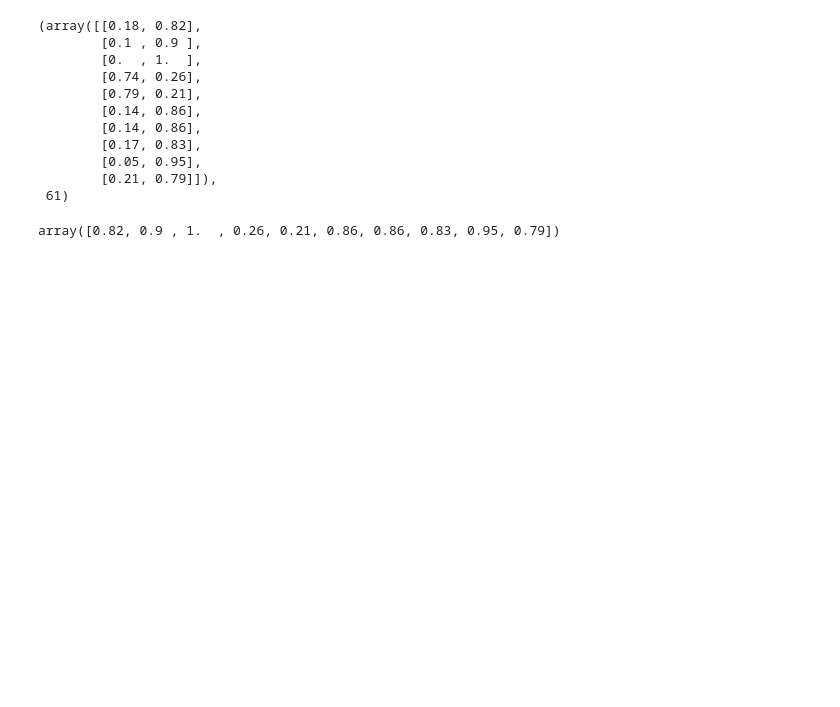
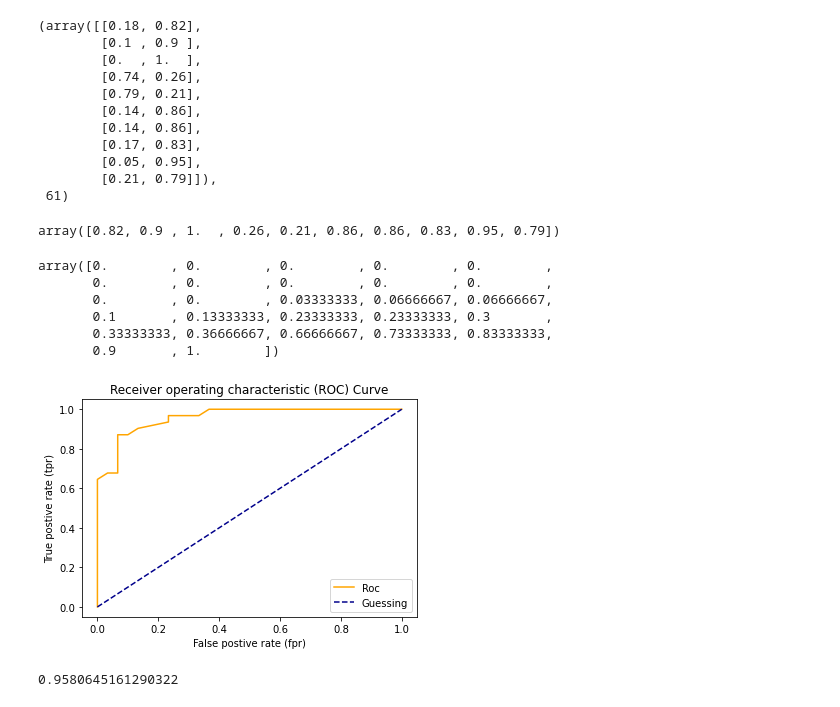
Before and after one commit to allanleung/ML-Projects, a Jupyter notebook: sample_project/intro-scikit-learn.ipynb, the cells around one changed output. Saved outputs shown, nothing was run; the diff lists cells and outputs as text; code cells hidden in the pictures; blank space fills up the shorter version.

```diff
--- a/sample_project/intro-scikit-learn.ipynb
+++ b/sample_project/intro-scikit-learn.ipynb
@@ -1211,3 +1211,53 @@ y_probs_positive = y_probs[:,1]
 y_probs_positive[:10]
 # %% [output]
 array([0.82, 0.9 , 1.  , 0.26, 0.21, 0.86, 0.86, 0.83, 0.95, 0.79])
+# %%
+# Calculate fpr, tpr and thresholds
+
+fpr, tpr, thresholds = roc_curve(y_test, y_probs_positive)
+
+# check the false positive rate
+
+fpr
+
+# Need to plot those on a graph
+# %% [output]
+array([0.        , 0.        , 0.        , 0.        , 0.        ,
+       0.        , 0.        , 0.        , 0.        , 0.        ,
+       0.        , 0.        , 0.03333333, 0.06666667, 0.06666667,
+       0.1       , 0.13333333, 0.23333333, 0.23333333, 0.3       ,
+       0.33333333, 0.36666667, 0.66666667, 0.73333333, 0.83333333,
+       0.9       , 1.        ])
+# %%
+# Create a function for plotting ROC Curves
+
+import matplotlib.pyplot as plt
+
+def plot_roc_curve(fpr, tpr):
+    """
+    plot a roc curve given the falose positive rate (fpr) and ture positive rate
+    (tpr) of the model.
+    """
+
+    plt.plot(fpr, tpr, color="orange", label="Roc")
+    # plot line with no predictive power(baseline)
+    plt.plot([0,1], [0,1], color="darkblue", linestyle="--", label="Guessing")
+
+    # customize the plot
+    plt.xlabel("False postive rate (fpr)")
+    plt.ylabel("True postive rate (tpr)")
+    plt.title("Receiver operating characteristic (ROC) Curve")
+    plt.legend()
+    plt.show()
+
+plot_roc_curve(fpr, tpr)
+
+# The area under the curve is important
+# %% [output]
+[figure, added]
+# %%
+from sklearn.metrics import roc_auc_score
+
+roc_auc_score(y_test, y_probs_positive)
+# %% [output]
+0.9580645161290322
```
Also changed, not shown: parts of 5 cells of this notebook.
